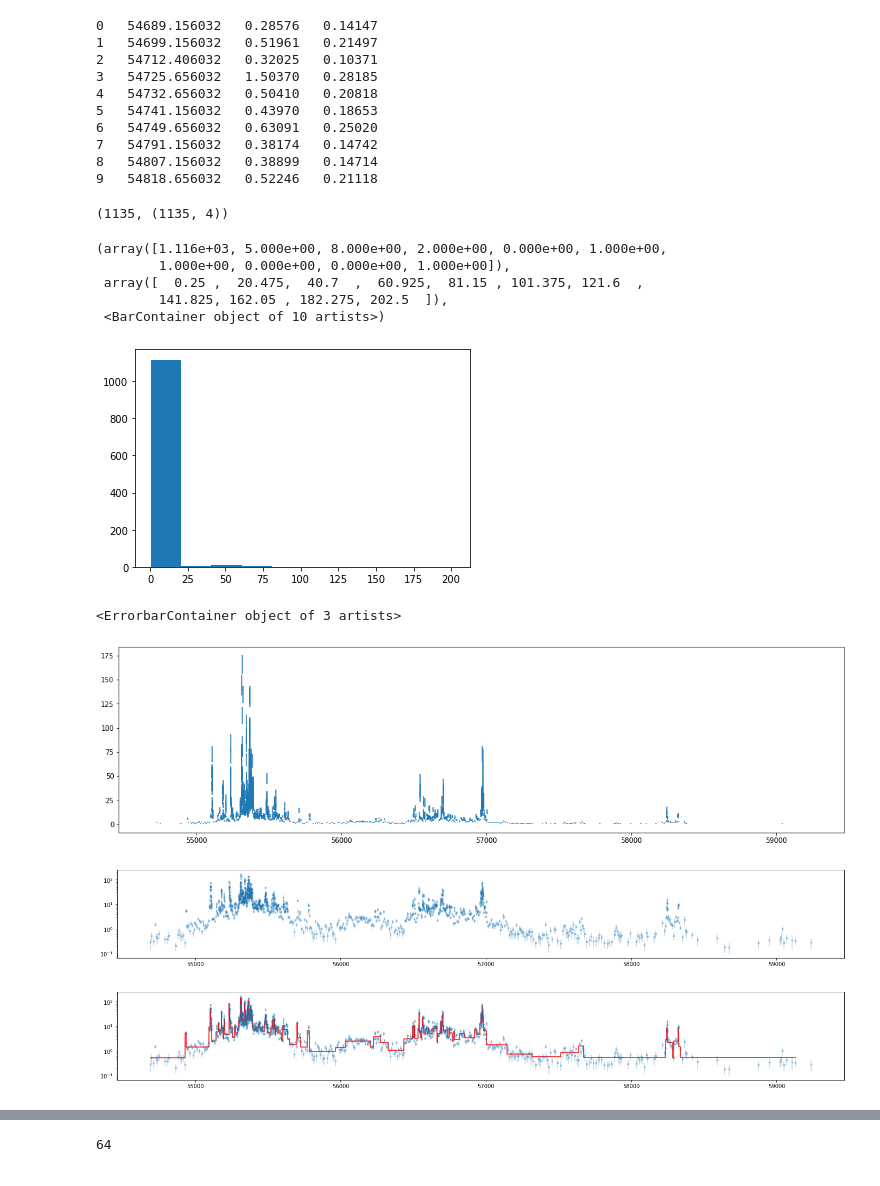
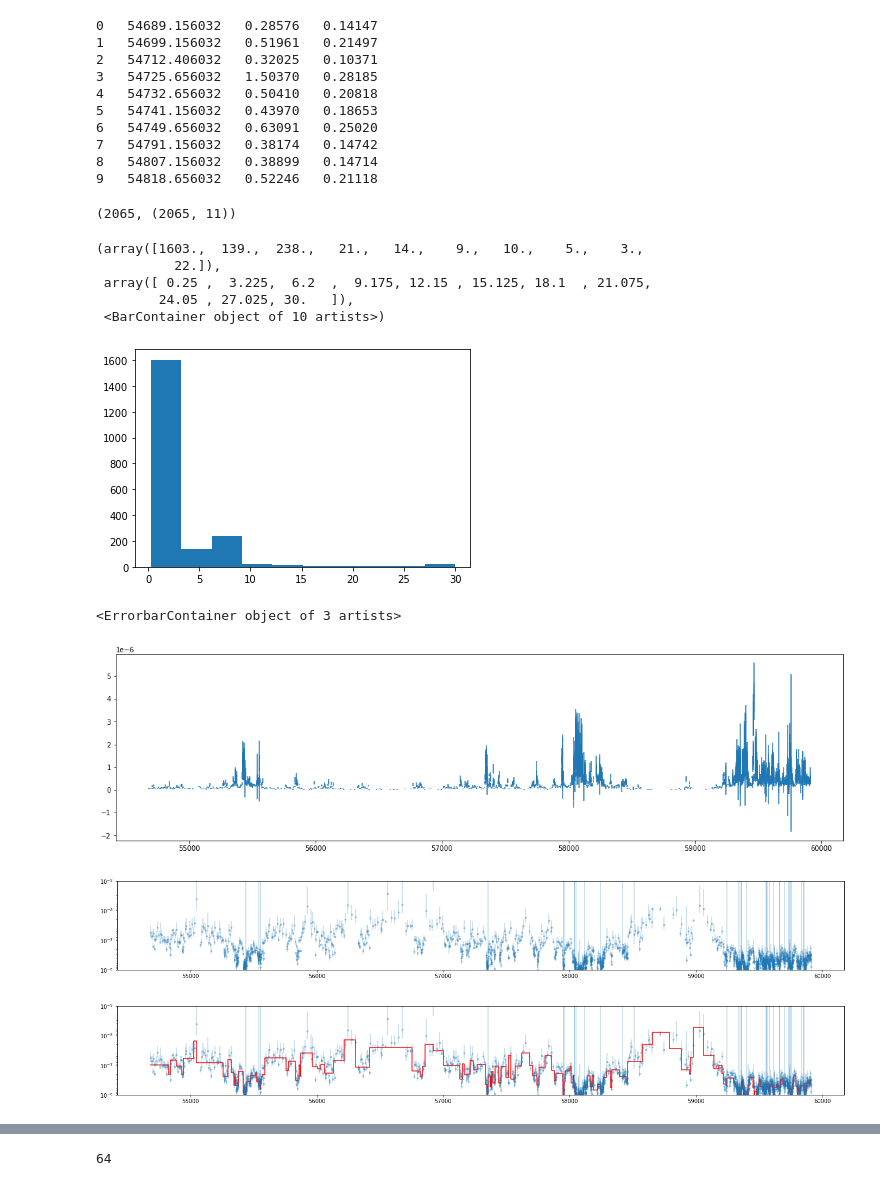
Before and after one commit to Amarchuk/blazar_motifs, a Jupyter notebook: Untitled.ipynb, the cells around one changed output, grey strips where cells are left out. Drawn from its saved outputs; the diff is of its cells as text; code cells hidden in the pictures.

Commit message:
update for other blazar, small fixes

```diff
--- a/Untitled.ipynb
+++ b/Untitled.ipynb
@@ -1539,45 +1552,50 @@ array([[53]])
 8   54807.156032   0.38899   0.14714
 9   54818.656032   0.52246   0.21118
 # %%
-data = np.loadtxt('/mnt/sdb2/science/blazars/gamma_adaptive/pks1222/pks1222_adaptive.dat')
-x,y,yerr = data[:,1], data[:,2], data[:,3]
+# data = np.loadtxt('/mnt/sdb2/science/blazars/gamma_adaptive/pks1222/pks1222_adaptive.dat')
+# x,y,yerr = data[:,1], data[:,2], data[:,3]
+
+data = np.loadtxt('/mnt/sdb2/science/blazars/q1156_full.dat')
+x,y,yerr = data[:,8], data[:,3], data[:,4]
 # %%
 len(data), data.shape
 # %% [output]
-(1135, (1135, 4))
+(2065, (2065, 11))
 # %%
 plt.hist(np.diff(x))
 # %% [output]
-(array([1.116e+03, 5.000e+00, 8.000e+00, 2.000e+00, 0.000e+00, 1.000e+00,
-        1.000e+00, 0.000e+00, 0.000e+00, 1.000e+00]),
- array([  0.25 ,  20.475,  40.7  ,  60.925,  81.15 , 101.375, 121.6  ,
-        141.825, 162.05 , 182.275, 202.5  ]),
+(array([1603.,  139.,  238.,   21.,   14.,    9.,   10.,    5.,    3.,
+          22.]),
+ array([ 0.25 ,  3.225,  6.2  ,  9.175, 12.15 , 15.125, 18.1  , 21.075,
+        24.05 , 27.025, 30.   ]),
  <BarContainer object of 10 artists>)
-[figure, old version]
+[figure, new version]
 # %%
 fig = plt.figure(figsize=[19, 5])
-plt.errorbar(data[:, 1], data[:, 2], yerr=data[:, 3], ls='none')
+plt.errorbar(x, y, yerr=yerr, ls='none')
 # %% [output]
 <ErrorbarContainer object of 3 artists>
-[figure, old version]
+[figure, new version]
 # %%
 fig = plt.figure(figsize=[24, 3])
 
 
-plt.errorbar(data[:, 1], data[:, 2], marker='.', yerr=data[:, 3], ls='none', alpha=0.3)
+plt.errorbar(x, y, marker='.', yerr=yerr, ls='none', alpha=0.3)
 # plt.plot(xx_, yy_, '-', color='r')
+plt.ylim(1e-6, 1e-9)
 plt.yscale('log')
 plt.show()
 # %% [output]
-[figure, old version]
+[figure, new version]
 # %%
 xx_, yy_, edges = blockify(x,y,yerr, fitness='measures', p0=0.05)
 # %%
 fig = plt.figure(figsize=[24, 3])
 
 plt.errorbar(x, y, marker='.', yerr=yerr, ls='none', alpha=0.3)
 plt.plot(xx_, yy_, '-', color='r')
 plt.yscale('log')
+plt.ylim(1e-6, 1e-9)
 plt.show()
 # %% [output]
-[figure, old version]
+[figure, new version]
```
Also changed, not shown: parts of 6 cells of this notebook.
